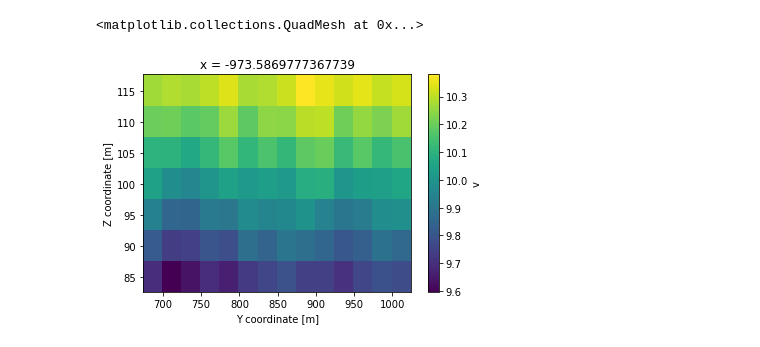
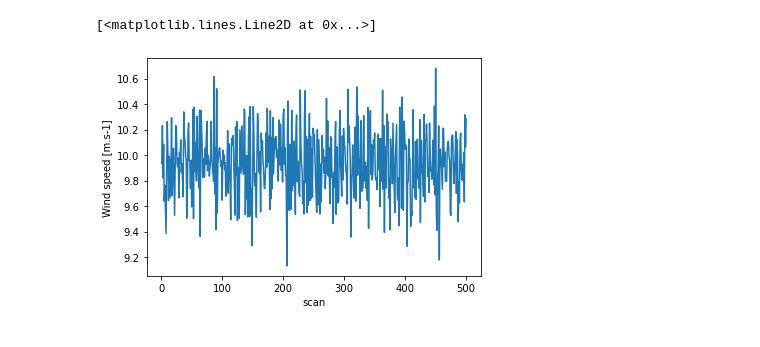
Before and after one commit to Burro7J/mocalum, a Jupyter notebook: examples/redo_for_multi_lidar.ipynb, the cells around one changed output. Cells and saved outputs as stored; diff of their text form; code cells hidden in the pictures.

```diff
--- a/examples/redo_for_multi_lidar.ipynb
+++ b/examples/redo_for_multi_lidar.ipynb
@@ -54,9 +54,9 @@ pl_mc.project_to_los('koshava', "turbulence_box")
 # %%
 # reconstruct wind speed
 
-pl_mc.reconstruct_wind('koshava')
+# average 20 scans prior reconstruction
+pl_mc.reconstruct_wind('koshava', 'IVAP', 20)
+pl_mc.data.rc_wind.ws.plot()
+# %% [output]
+[<matplotlib.lines.Line2D at 0x...>]
+[figure, added]
-# %%
-pl_mc.data.ffield.v.isel(x = 0).mean(axis =0).plot()
-# %% [output]
-<matplotlib.collections.QuadMesh at 0x...>
-[figure, removed]
```
Also changed, not shown: parts of 4 cells of this notebook, 6 other files.
